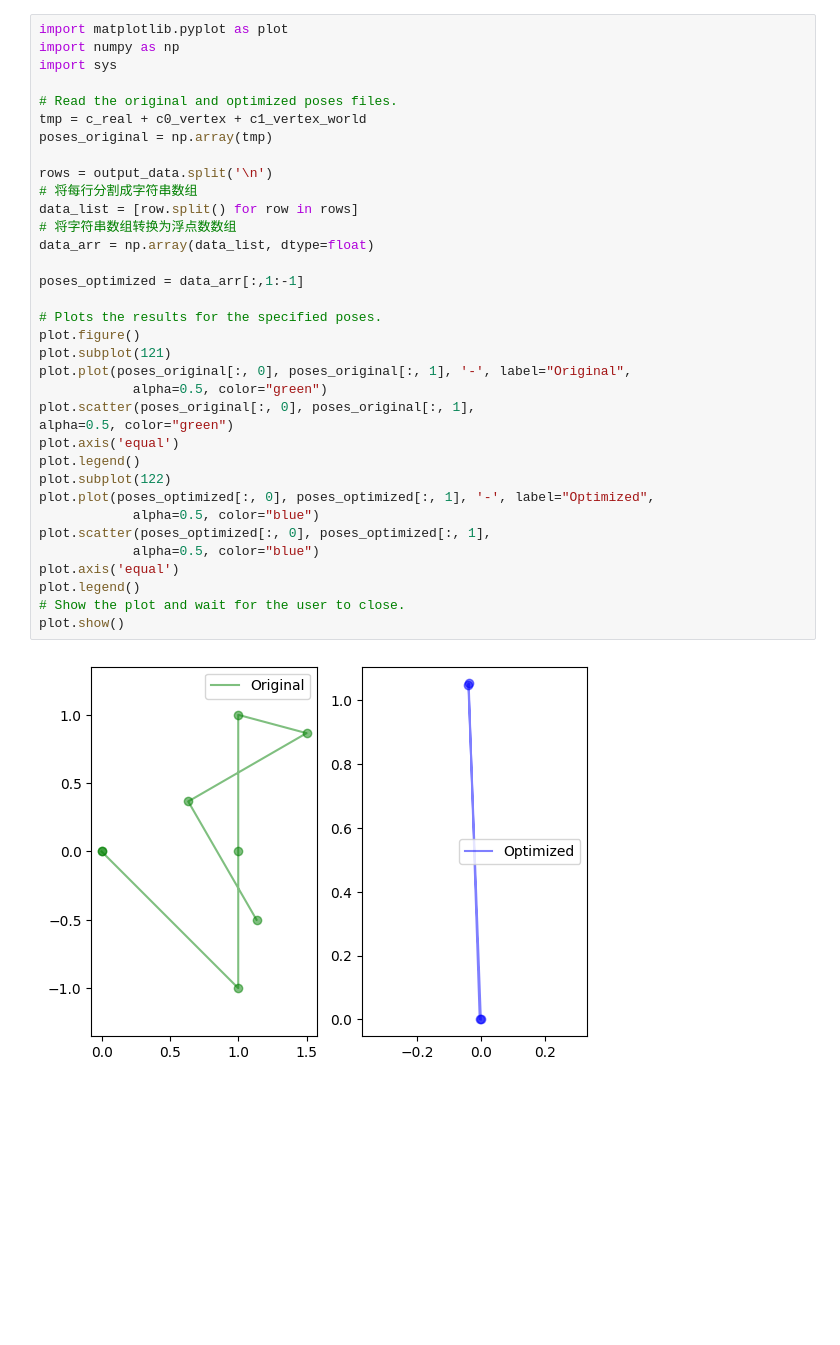
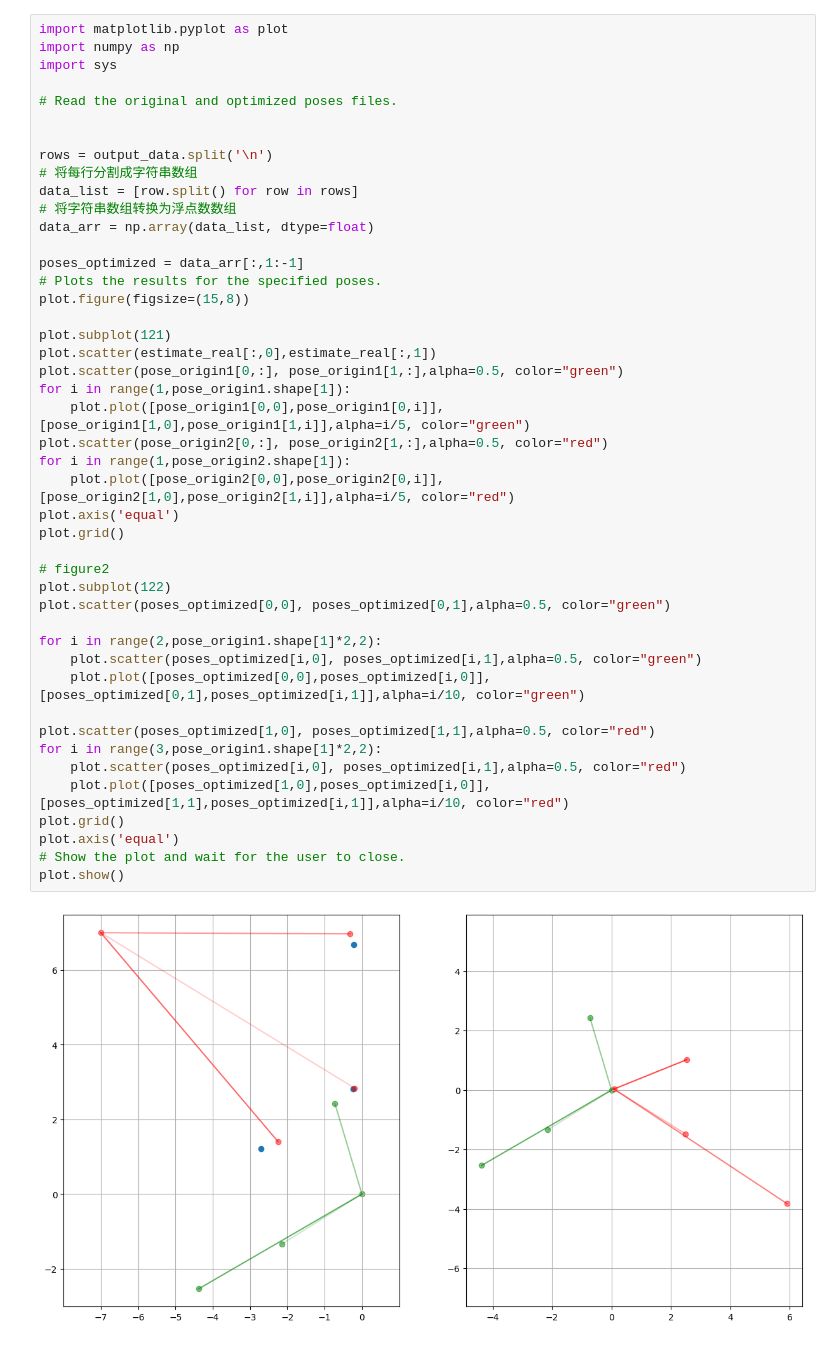
Before and after one commit to KunSong-L/Distributed-Multi-Robot-Topological-Map, a Jupyter notebook: self_topoexplore/src/pose_graph_opt/main.ipynb, the cells around one changed output. Saved outputs shown, nothing was run; the diff lists cells and outputs as text; blank space fills up the shorter version.

Commit message:
refine pose opt

```diff
--- a/self_topoexplore/src/pose_graph_opt/main.ipynb
+++ b/self_topoexplore/src/pose_graph_opt/main.ipynb
@@ -173,37 +116,47 @@ EDGE_SE2 1 2 -0.035757 1.092105 -0.512689 1.000000 0 0 1.000000 0 1.000000
 # %%
 import matplotlib.pyplot as plot
 import numpy as np
 import sys
 
 # Read the original and optimized poses files.
-tmp = c_real + c0_vertex + c1_vertex_world
-poses_original = np.array(tmp)
+
 
 rows = output_data.split('\n')
 # 将每行分割成字符串数组
 data_list = [row.split() for row in rows]
 # 将字符串数组转换为浮点数数组
 data_arr = np.array(data_list, dtype=float)
 
 poses_optimized = data_arr[:,1:-1]
+# Plots the results for the specified poses.
+plot.figure(figsize=(15,8))
 
-# Plots the results for the specified poses.
-plot.figure()
 plot.subplot(121)
-plot.plot(poses_original[:, 0], poses_original[:, 1], '-', label="Original",
-            alpha=0.5, color="green")
-plot.scatter(poses_original[:, 0], poses_original[:, 1],
-alpha=0.5, color="green")
+plot.scatter(estimate_real[:,0],estimate_real[:,1])
+plot.scatter(pose_origin1[0,:], pose_origin1[1,:],alpha=0.5, color="green")
+for i in range(1,pose_origin1.shape[1]):
+    plot.plot([pose_origin1[0,0],pose_origin1[0,i]], [pose_origin1[1,0],pose_origin1[1,i]],alpha=i/5, color="green")
+plot.scatter(pose_origin2[0,:], pose_origin2[1,:],alpha=0.5, color="red")
+for i in range(1,pose_origin2.shape[1]):
+    plot.plot([pose_origin2[0,0],pose_origin2[0,i]], [pose_origin2[1,0],pose_origin2[1,i]],alpha=i/5, color="red")
 plot.axis('equal')
-plot.legend()
+plot.grid()
+
+# figure2
 plot.subplot(122)
-plot.plot(poses_optimized[:, 0], poses_optimized[:, 1], '-', label="Optimized",
-            alpha=0.5, color="blue")
-plot.scatter(poses_optimized[:, 0], poses_optimized[:, 1],
-            alpha=0.5, color="blue")
+plot.scatter(poses_optimized[0,0], poses_optimized[0,1],alpha=0.5, color="green")
+
+for i in range(2,pose_origin1.shape[1]*2,2):
+    plot.scatter(poses_optimized[i,0], poses_optimized[i,1],alpha=0.5, color="green")
+    plot.plot([poses_optimized[0,0],poses_optimized[i,0]], [poses_optimized[0,1],poses_optimized[i,1]],alpha=i/10, color="green")
+
+plot.scatter(poses_optimized[1,0], poses_optimized[1,1],alpha=0.5, color="red")
+for i in range(3,pose_origin1.shape[1]*2,2):
+    plot.scatter(poses_optimized[i,0], poses_optimized[i,1],alpha=0.5, color="red")
+    plot.plot([poses_optimized[1,0],poses_optimized[i,0]], [poses_optimized[1,1],poses_optimized[i,1]],alpha=i/10, color="red")
+plot.grid()
 plot.axis('equal')
-plot.legend()
 # Show the plot and wait for the user to close.
 plot.show()
 # %% [output]
-[figure, old version]
+[figure, new version]
```
Also changed, not shown: parts of 3 cells of this notebook, 13 other files.
